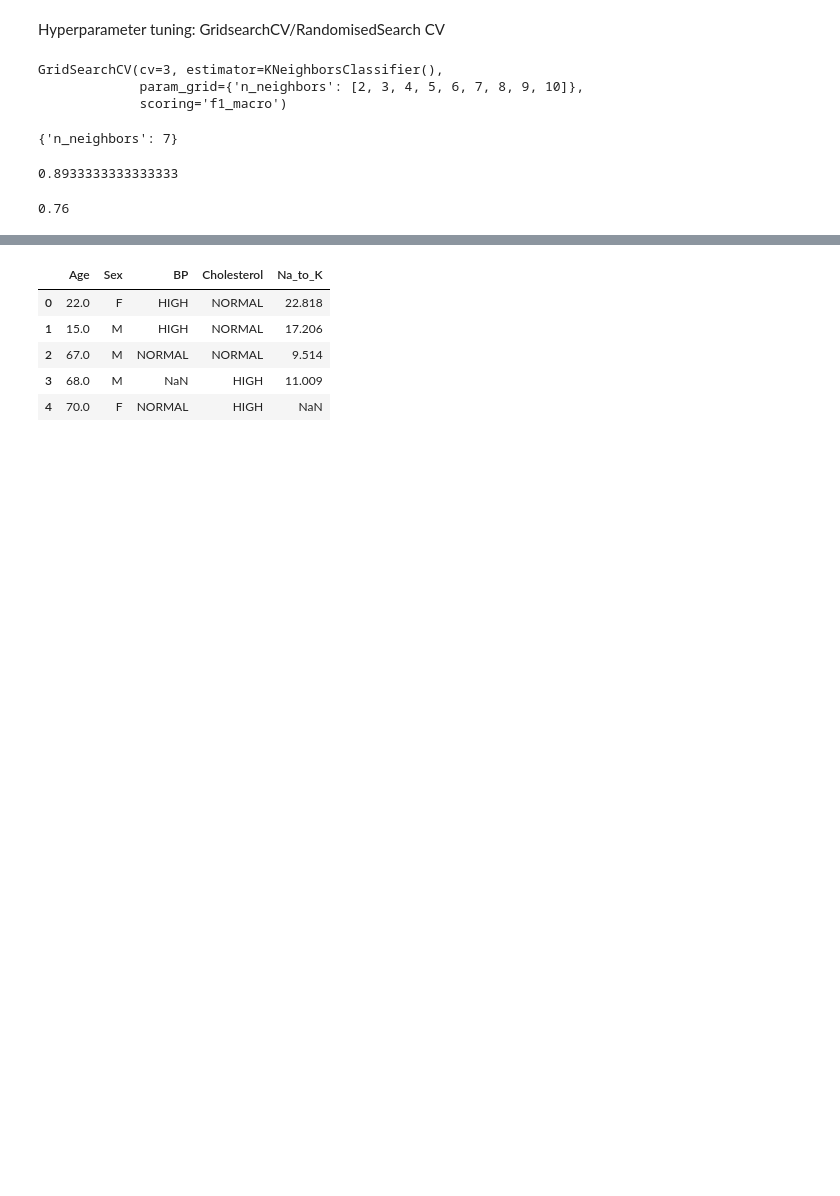
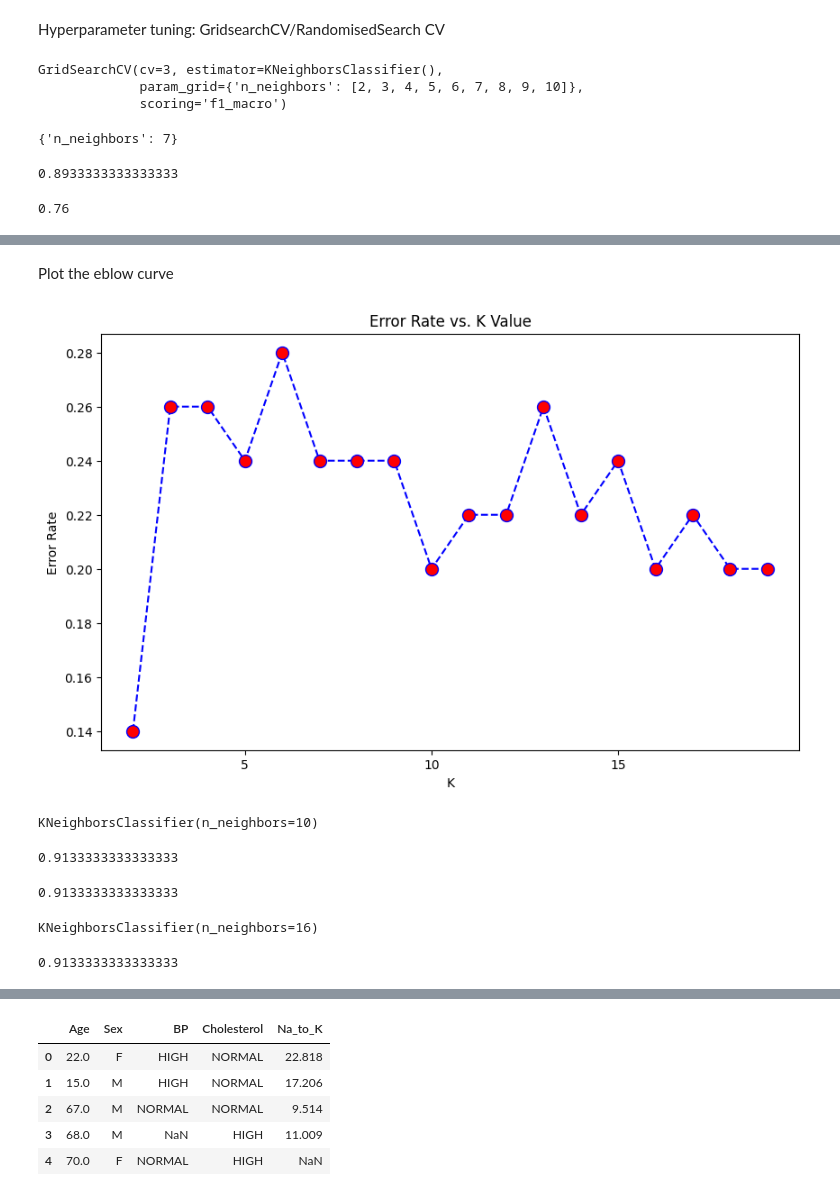
Before and after one commit to Paridhijain-githb/Machine-_learning_01, a Jupyter notebook: KNN/KNN.ipynb, the cells around one changed output, grey strips where cells are left out. Drawn from its saved outputs; the diff is of its cells as text; code cells hidden in the pictures; blank space fills up the shorter version.

```diff
--- a/KNN/KNN.ipynb
+++ b/KNN/KNN.ipynb
@@ -211,0 +212,10 @@ Out of sample data: future data being provided by client. Client wants you to ge
+# %%
+import numpy as np
+error_rate = []
+# For different values of K, lets calculate the error rate
+for i in range(2,20):
+
+ knn = KNeighborsClassifier(n_neighbors=i)
+ knn.fit(xtrain,ytrain)
+ pred_i = knn.predict(xtest)
+ error_rate.append(np.mean(pred_i != ytest['Drug']))
@@ -211,0 +244,37 @@ Out of sample data: future data being provided by client. Client wants you to ge
+# %% [markdown]
+
+Plot the eblow curve
+# %%
+import matplotlib.pyplot as plt
+plt.figure(figsize=(10,6))
+plt.plot(range(2,20),error_rate,color='blue', linestyle='dashed', marker='o',
+ markerfacecolor='red', markersize=10)
+plt.title('Error Rate vs. K Value')
+plt.xlabel('K')
+plt.ylabel('Error Rate')
+plt.locator_params(integer=True)
+# %% [output]
+[figure, added]
+# %%
+best_knn2 = KNeighborsClassifier(n_neighbors=10)
+best_knn2.fit(xtrain,ytrain)
+# %% [output]
+KNeighborsClassifier(n_neighbors=10)
+# %%
+best_knn2.score(xtrain,ytrain)
+# %% [output]
+0.9133333333333333
+# %%
+best_knn2.score(xtrain,ytrain)
+# %% [output]
+0.9133333333333333
+# %%
+best_knn3 = KNeighborsClassifier(n_neighbors=16)
+best_knn3.fit(xtrain,ytrain)
+# %% [output]
+KNeighborsClassifier(n_neighbors=16)
+# %%
+
+best_knn3.score(xtrain,ytrain)
+# %% [output]
+0.9133333333333333
```
Also changed, not shown: parts of 5 cells of this notebook.
